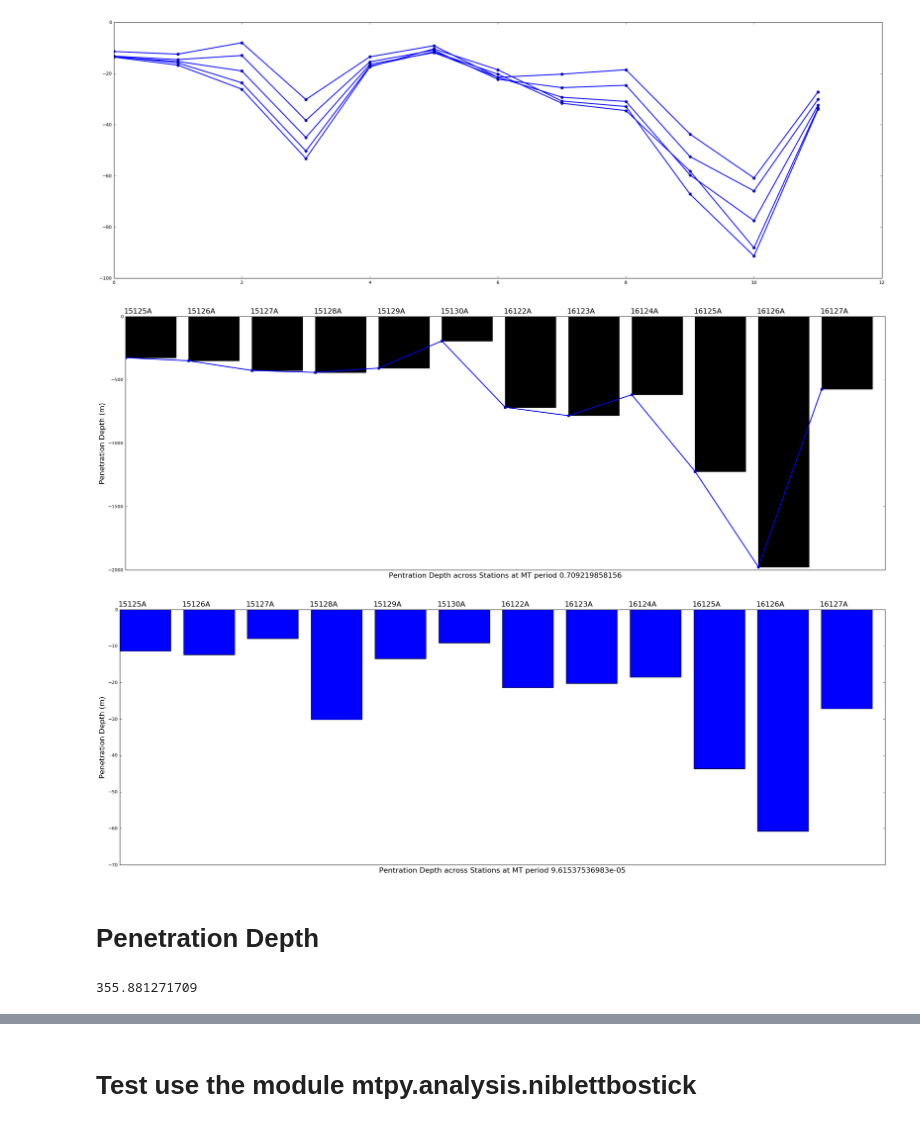
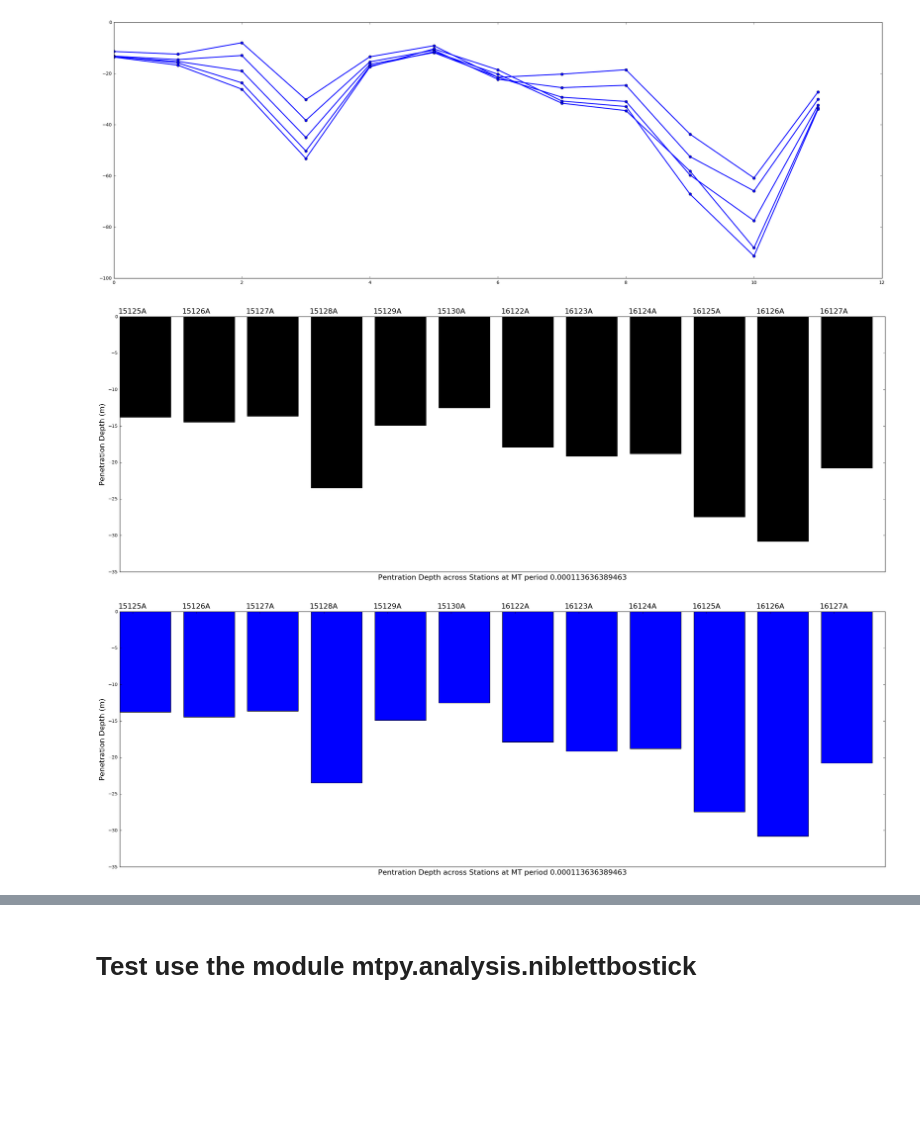
Before and after one commit to MTgeophysics/mtpy, a Jupyter notebook: examples/notebooks/Apparent_Resistivity_Penetration_Depth.ipynb, the cells around one changed output, grey strips where cells are left out. Saved outputs shown, nothing was run; the diff lists cells and outputs as text; code cells hidden in the pictures; blank space fills up the shorter version.

```diff
--- a/examples/notebooks/Apparent_Resistivity_Penetration_Depth.ipynb
+++ b/examples/notebooks/Apparent_Resistivity_Penetration_Depth.ipynb
@@ -100,3 +104,5 @@ numpy.ndarray
+# %%
+zeta=mt_obj.Z
 # %%
 def inspect_mt_obj(path2edifile):
     """ construct a mt object and inspect its attributes/properties
@@ -166,0 +175,8 @@ Construct a mt object and inspect its attributes
+# %%
+# Penetration Depth Parameter
+#The parameter sqrt(1/(2 pi mu_0))
+P_scale_meter =np.sqrt(1.0 / (2.0 * np.pi * 4 * np.pi * 10 ** (-7)))
+print(P_scale_meter)
+#The parameter
+scale_param = np.sqrt(1.0 / (2.0 * np.pi * 4 * np.pi * 10 ** (-7)))
+print(scale_param)
@@ -190,6 +209,8 @@ for i in xrange(0,5):
 [figure]
 # %%
 def plotbar_pen_depth(per_index, edifiles):
+
+    scale_param = np.sqrt(1.0 / (2.0 * np.pi * 4 * np.pi * 10 ** (-7)))
 
     #per_index=0,1,2,....
     periods=[]
@@ -209,10 +230,13 @@ def plotbar_pen_depth(per_index, edifiles):
 
         per=1.0/zeta.freq[per_index]
         periods.append(per)
-        app_resis.append(-zeta.resistivity[per_index,0,1])
+
+        penetration_depth = scale_param * np.sqrt(zeta.resistivity[per_index, 0, 1] * per)
+        app_resis.append(-penetration_depth)
+
         stations.append(mt_obj.station)
 
-    plt.plot(app_resis,color='b', marker='o')
+    #plt.plot(app_resis,color='b', marker='o')
 
     index = np.arange(len(app_resis))
 
@@ -235,9 +259,9 @@ def plotbar_pen_depth(per_index, edifiles):
 
     return (stations, app_resis,periods )
 # %%
-(station, resistivity, periods)=plotbar_pen_depth(51,edifiles)
+(stations, resistivity, periods)=plotbar_pen_depth(1,edifiles)
 # %% [output]
-[figure, old version]
+[figure, new version]
 # %%
 # Experiment with plot look-feel
 
@@ -259,18 +283,4 @@ plt.legend()
 plt.gca().xaxis.tick_top()
 #plt.show()
 # %% [output]
-[figure, old version]
+[figure, new version]
-# %% [markdown]
-# Penetration Depth
-# %%
-#The parameter  sqrt(1/(2 pi mu_0))
-
-P_scale_meter =np.sqrt(1.0/(2.0*np.pi*4*np.pi*10**(-7)))
-
-print(P_scale_meter)
-
-#The parameter
-
-# P_scale_meter=355.88127171
-# %% [output]
-355.881271709
```
Also changed, not shown: parts of 19 cells of this notebook.
